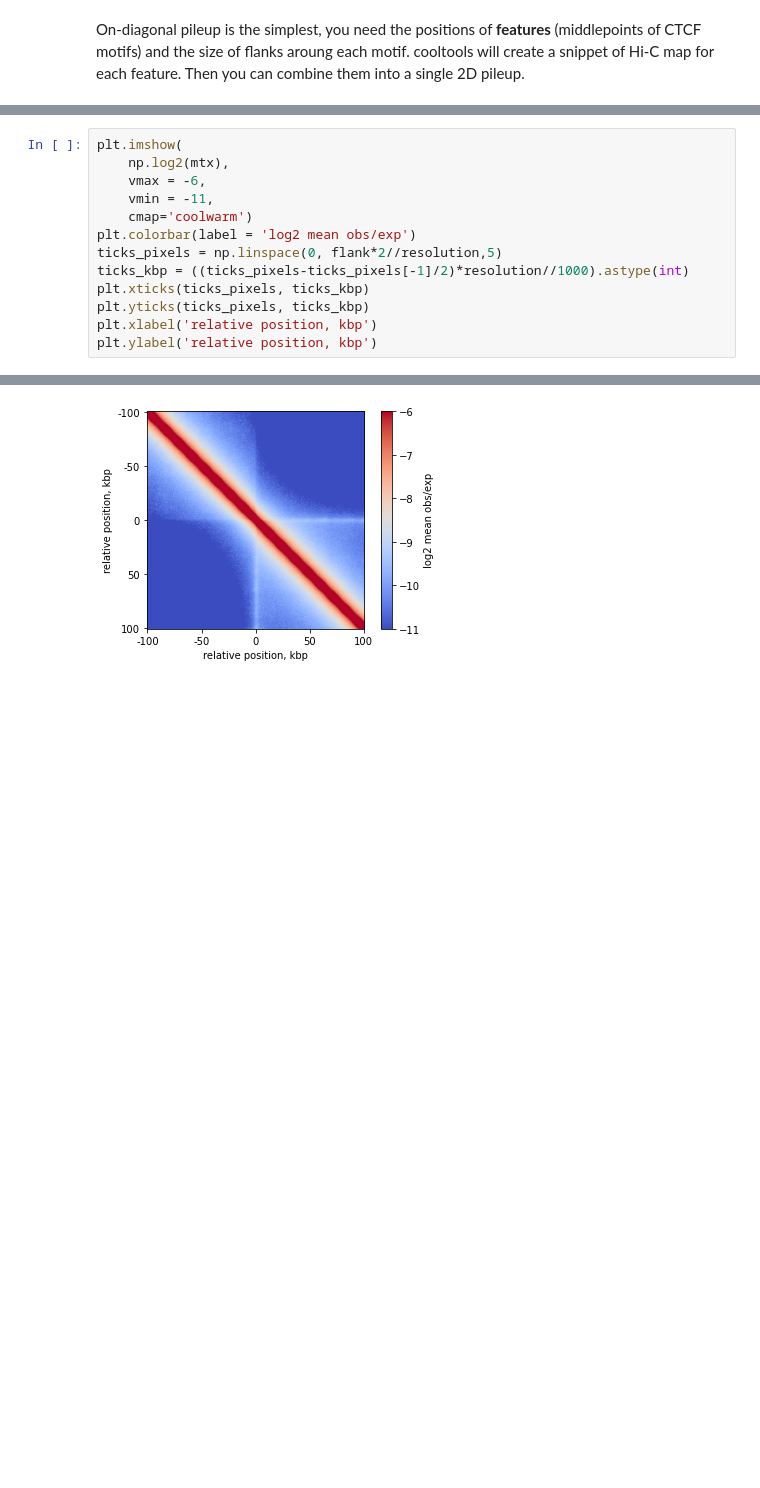
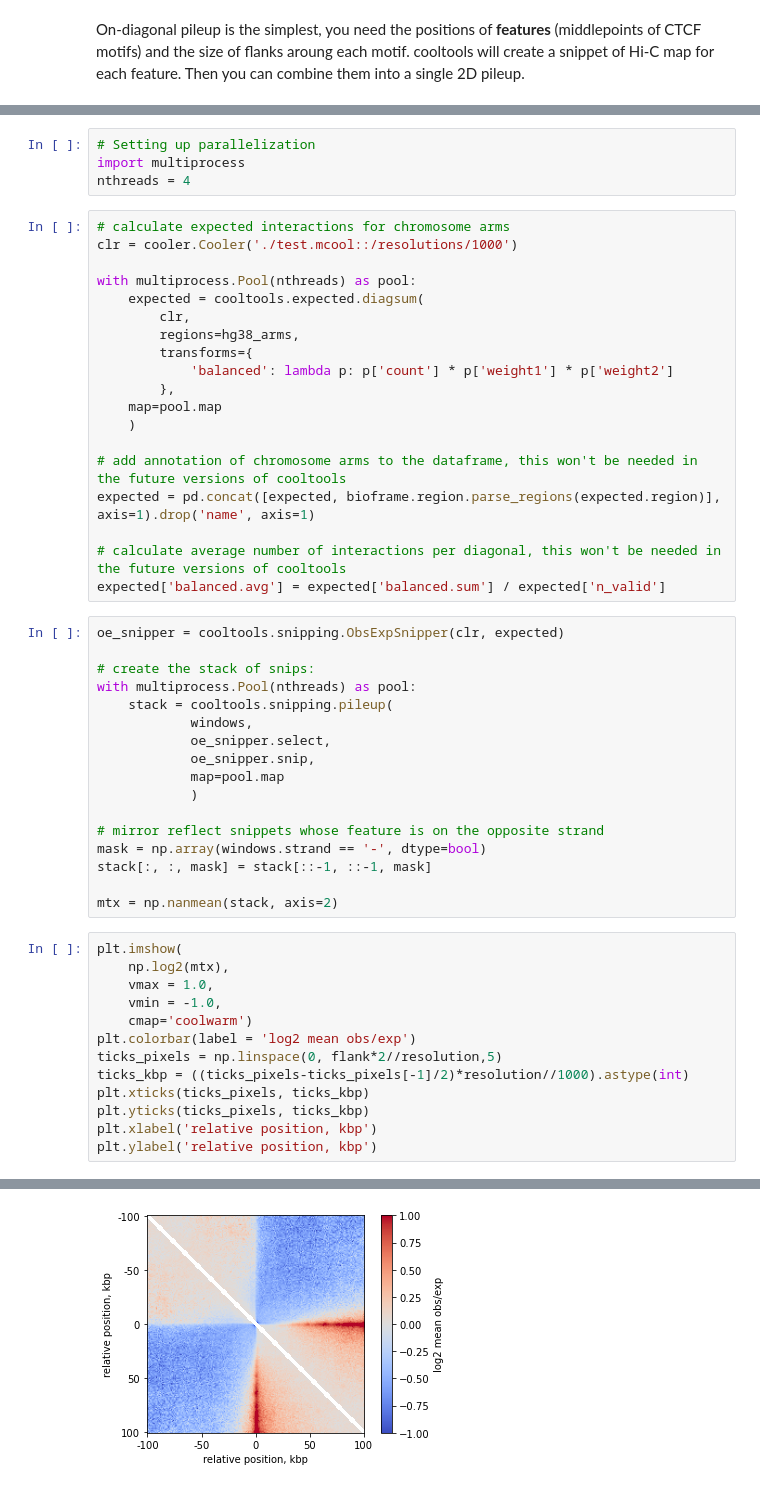
Before and after one commit to open2c/open2c_examples, a Jupyter notebook: pileup_CTCF.ipynb, the cells around one changed output, grey strips where cells are left out. Drawn from its saved outputs; the diff is of its cells as text; blank space fills up the shorter version.

```diff
--- a/pileup_CTCF.ipynb
+++ b/pileup_CTCF.ipynb
@@ -154,16 +185,56 @@ mtx = np.nanmean(stack, axis=2)
+# %%
+# Setting up parallelization
+import multiprocess
+nthreads = 4
+# %%
+# calculate expected interactions for chromosome arms
+clr = cooler.Cooler('./test.mcool::/resolutions/1000')
+
+with multiprocess.Pool(nthreads) as pool:
+    expected = cooltools.expected.diagsum(
+        clr,
+        regions=hg38_arms,
+        transforms={
+            'balanced': lambda p: p['count'] * p['weight1'] * p['weight2']
+        },
+    map=pool.map
+    )
+
+# add annotation of chromosome arms to the dataframe, this won't be needed in the future versions of cooltools
+expected = pd.concat([expected, bioframe.region.parse_regions(expected.region)], axis=1).drop('name', axis=1)
+
+# calculate average number of interactions per diagonal, this won't be needed in the future versions of cooltools
+expected['balanced.avg'] = expected['balanced.sum'] / expected['n_valid']
+# %%
+oe_snipper = cooltools.snipping.ObsExpSnipper(clr, expected)
+
+# create the stack of snips:
+with multiprocess.Pool(nthreads) as pool:
+    stack = cooltools.snipping.pileup(
+            windows,
+            oe_snipper.select,
+            oe_snipper.snip,
+            map=pool.map
+            )
+
+# mirror reflect snippets whose feature is on the opposite strand
+mask = np.array(windows.strand == '-', dtype=bool)
+stack[:, :, mask] = stack[::-1, ::-1, mask]
+
+mtx = np.nanmean(stack, axis=2)
 # %%
 plt.imshow(
     np.log2(mtx),
-    vmax = -6,
-    vmin = -11,
+    vmax = 1.0,
+    vmin = -1.0,
     cmap='coolwarm')
 plt.colorbar(label = 'log2 mean obs/exp')
 ticks_pixels = np.linspace(0, flank*2//resolution,5)
 ticks_kbp = ((ticks_pixels-ticks_pixels[-1]/2)*resolution//1000).astype(int)
 plt.xticks(ticks_pixels, ticks_kbp)
 plt.yticks(ticks_pixels, ticks_kbp)
 plt.xlabel('relative position, kbp')
 plt.ylabel('relative position, kbp')
 # %% [output]
 Text(0, 0.5, 'relative position, kbp')
-[figure, old version]
+[figure, new version]
```
Also changed, not shown: parts of 27 cells of this notebook.
